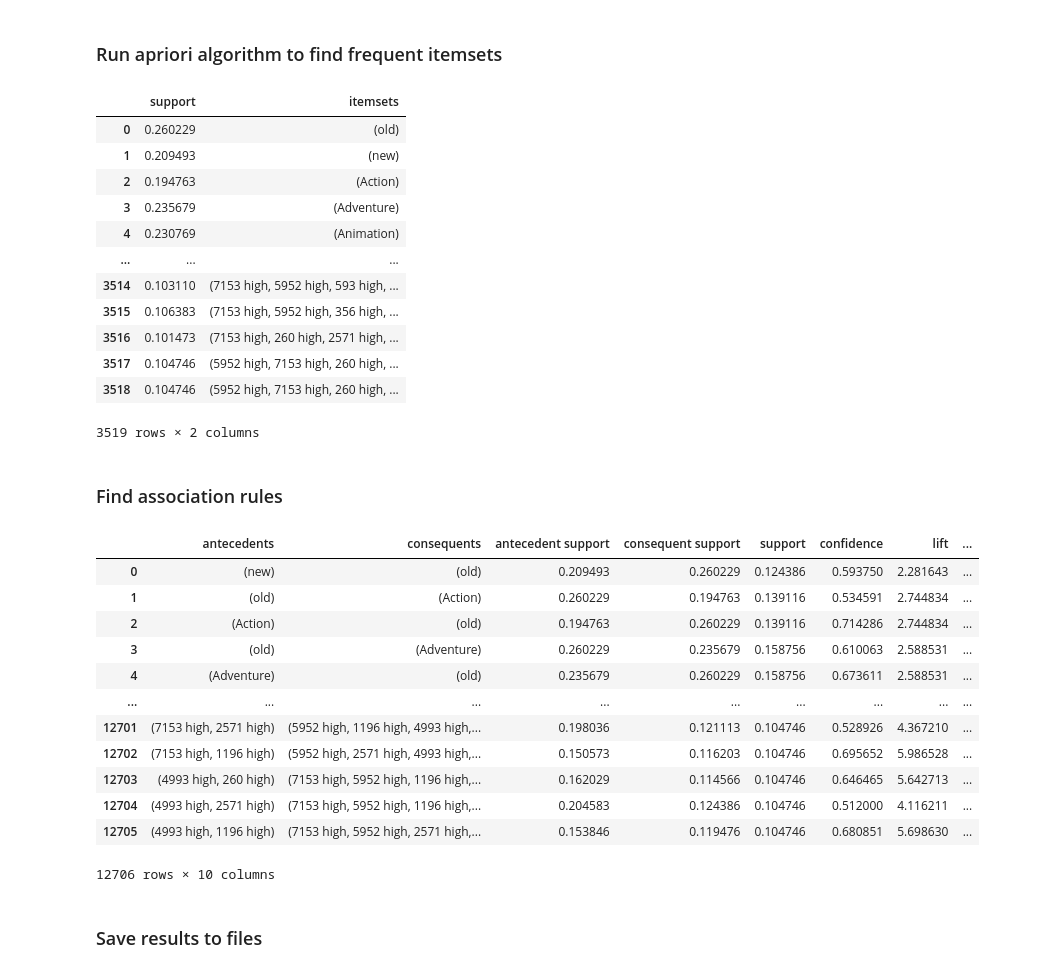
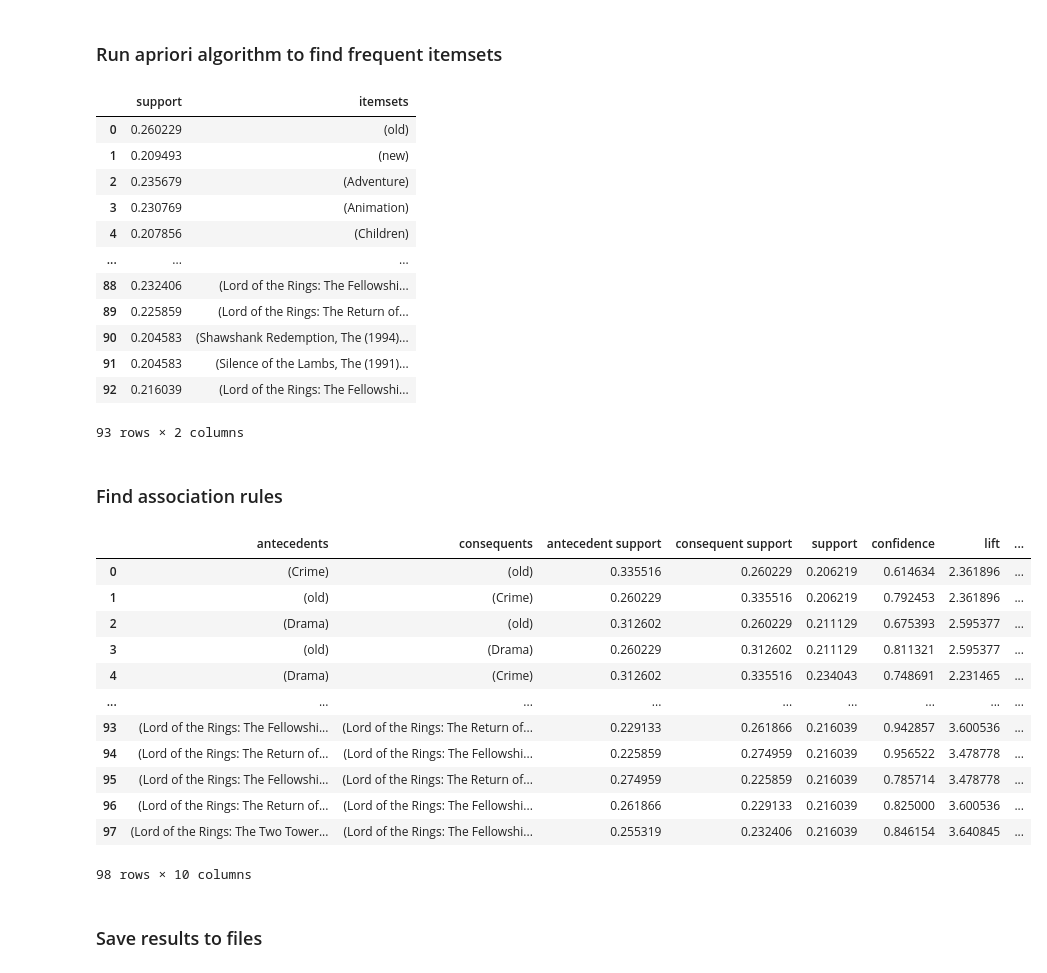
Before and after one commit to Gho-Ost/Dataviz, a Jupyter notebook: association-rules/Association_Rules_4v2.ipynb, the cells around one changed output. Drawn from its saved outputs; the diff is of its cells as text; code cells hidden in the pictures.

```diff
--- a/association-rules/Association_Rules_4v2.ipynb
+++ b/association-rules/Association_Rules_4v2.ipynb
@@ -308,3 +308,6 @@ df_pivot.head(5)
 final_df = pd.merge(joined_days_of_week, df_pivot, on='userId')
 # %%
 final_df = final_df.drop(columns=['userId'])
+# %%
+import numpy as np
+final_df.columns = np.concatenate((final_df.columns[:28], [movies[movies.movieId == int(x.split(" ")[0])].title.values[0] + " " + x.split(" ")[1] for x in final_df.columns[28:]]))
@@ -331,43 +360,43 @@ final_df
 # %%
 from mlxtend.frequent_patterns import apriori
 
-frequent_itemsets = apriori(final_df, min_support=0.1, use_colnames=True)
+frequent_itemsets = apriori(final_df, min_support=0.2, use_colnames=True)
 frequent_itemsets
 # %% [output]
 |  | support | itemsets |
 | 0 | 0.260229 | (old) |
 | 1 | 0.209493 | (new) |
-| 2 | 0.194763 | (Action) |
-| 3 | 0.235679 | (Adventure) |
-| 4 | 0.230769 | (Animation) |
+| 2 | 0.235679 | (Adventure) |
+| 3 | 0.230769 | (Animation) |
+| 4 | 0.207856 | (Children) |
 | ... | ... | ... |
-| 3514 | 0.103110 | (7153 high, 5952 high, 593 high, ... |
-| 3515 | 0.106383 | (7153 high, 5952 high, 356 high, ... |
-| 3516 | 0.101473 | (7153 high, 260 high, 2571 high, ... |
-| 3517 | 0.104746 | (5952 high, 7153 high, 260 high, ... |
-| 3518 | 0.104746 | (5952 high, 7153 high, 260 high, ... |
+| 88 | 0.232406 | (Lord of the Rings: The Fellowshi... |
+| 89 | 0.225859 | (Lord of the Rings: The Return of... |
+| 90 | 0.204583 | (Shawshank Redemption, The (1994)... |
+| 91 | 0.204583 | (Silence of the Lambs, The (1991)... |
+| 92 | 0.216039 | (Lord of the Rings: The Fellowshi... |
-3519 rows × 2 columns
+93 rows × 2 columns
 # %% [markdown]
 ### Find association rules
 # %%
 from mlxtend.frequent_patterns import association_rules
 
-rules = association_rules(frequent_itemsets, metric='confidence', min_threshold=0.5)
+rules = association_rules(frequent_itemsets, metric='confidence', min_threshold=0.2)
 rules
 # %% [output]
 |  | antecedents | consequents | antecedent support | consequent support | support | confidence | lift | ... |
-| 0 | (new) | (old) | 0.209493 | 0.260229 | 0.124386 | 0.593750 | 2.281643 | ... |
-| 1 | (old) | (Action) | 0.260229 | 0.194763 | 0.139116 | 0.534591 | 2.744834 | ... |
-| 2 | (Action) | (old) | 0.194763 | 0.260229 | 0.139116 | 0.714286 | 2.744834 | ... |
-| 3 | (old) | (Adventure) | 0.260229 | 0.235679 | 0.158756 | 0.610063 | 2.588531 | ... |
-| 4 | (Adventure) | (old) | 0.235679 | 0.260229 | 0.158756 | 0.673611 | 2.588531 | ... |
+| 0 | (Crime) | (old) | 0.335516 | 0.260229 | 0.206219 | 0.614634 | 2.361896 | ... |
+| 1 | (old) | (Crime) | 0.260229 | 0.335516 | 0.206219 | 0.792453 | 2.361896 | ... |
+| 2 | (Drama) | (old) | 0.312602 | 0.260229 | 0.211129 | 0.675393 | 2.595377 | ... |
+| 3 | (old) | (Drama) | 0.260229 | 0.312602 | 0.211129 | 0.811321 | 2.595377 | ... |
+| 4 | (Drama) | (Crime) | 0.312602 | 0.335516 | 0.234043 | 0.748691 | 2.231465 | ... |
 | ... | ... | ... | ... | ... | ... | ... | ... | ... |
-| 12701 | (7153 high, 2571 high) | (5952 high, 1196 high, 4993 high,... | 0.198036 | 0.121113 | 0.104746 | 0.528926 | 4.367210 | ... |
-| 12702 | (7153 high, 1196 high) | (5952 high, 2571 high, 4993 high,... | 0.150573 | 0.116203 | 0.104746 | 0.695652 | 5.986528 | ... |
-| 12703 | (4993 high, 260 high) | (7153 high, 5952 high, 1196 high,... | 0.162029 | 0.114566 | 0.104746 | 0.646465 | 5.642713 | ... |
-| 12704 | (4993 high, 2571 high) | (7153 high, 5952 high, 1196 high,... | 0.204583 | 0.124386 | 0.104746 | 0.512000 | 4.116211 | ... |
-| 12705 | (4993 high, 1196 high) | (7153 high, 5952 high, 2571 high,... | 0.153846 | 0.119476 | 0.104746 | 0.680851 | 5.698630 | ... |
+| 93 | (Lord of the Rings: The Fellowshi... | (Lord of the Rings: The Return of... | 0.229133 | 0.261866 | 0.216039 | 0.942857 | 3.600536 | ... |
+| 94 | (Lord of the Rings: The Return of... | (Lord of the Rings: The Fellowshi... | 0.225859 | 0.274959 | 0.216039 | 0.956522 | 3.478778 | ... |
+| 95 | (Lord of the Rings: The Fellowshi... | (Lord of the Rings: The Return of... | 0.274959 | 0.225859 | 0.216039 | 0.785714 | 3.478778 | ... |
+| 96 | (Lord of the Rings: The Return of... | (Lord of the Rings: The Fellowshi... | 0.261866 | 0.229133 | 0.216039 | 0.825000 | 3.600536 | ... |
+| 97 | (Lord of the Rings: The Two Tower... | (Lord of the Rings: The Fellowshi... | 0.255319 | 0.232406 | 0.216039 | 0.846154 | 3.640845 | ... |
-12706 rows × 10 columns
+98 rows × 10 columns
 # %% [markdown]
 ### Save results to files
 # %%
```
Also changed, not shown: parts of 2 cells of this notebook.
